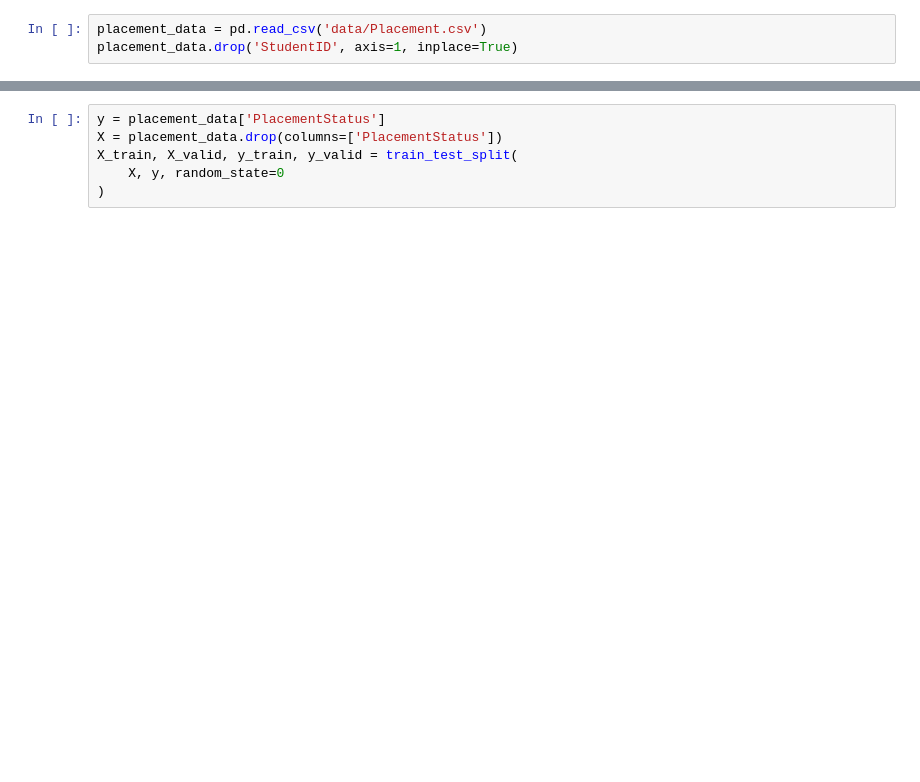
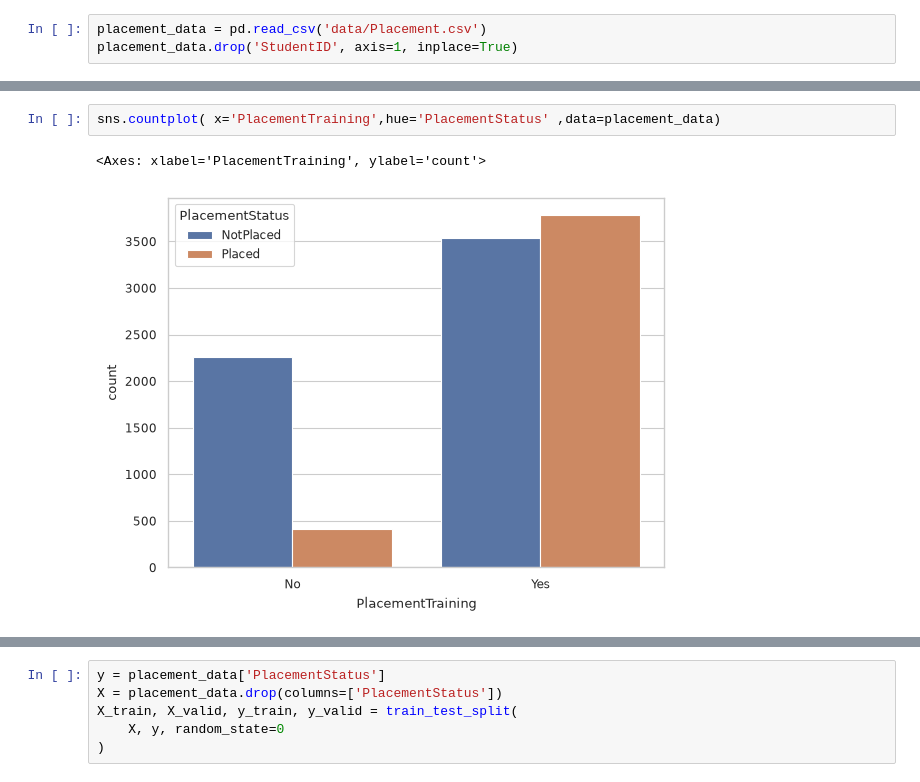
Before and after one commit to souparnikavp17/placement-prediction, a Jupyter notebook: notebook.ipynb, the cells around one changed output, grey strips where cells are left out. Drawn from its saved outputs; the diff is of its cells as text; blank space fills up the shorter version.

```diff
--- a/notebook.ipynb
+++ b/notebook.ipynb
@@ -10,0 +46,5 @@ placement_data.drop('StudentID', axis=1, inplace=True)
+# %%
+sns.countplot( x='PlacementTraining',hue='PlacementStatus' ,data=placement_data)
+# %% [output]
+<Axes: xlabel='PlacementTraining', ylabel='count'>
+[figure, added]
```
Also changed, not shown: parts of 7 cells of this notebook, 2 other files.
